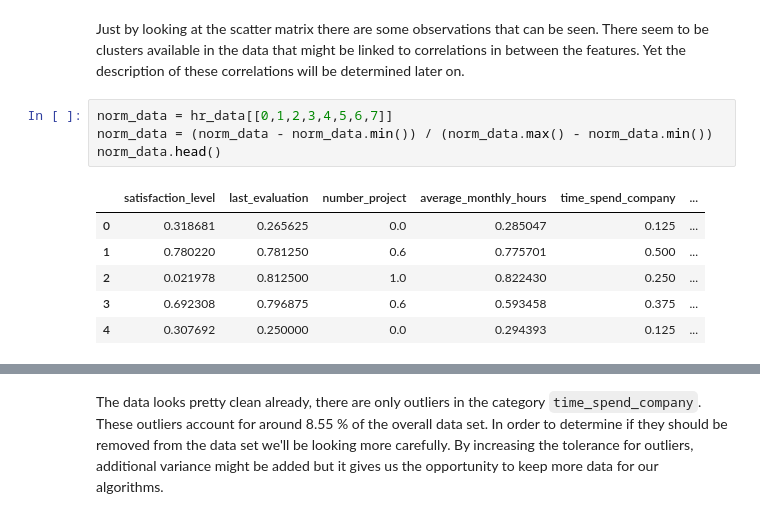
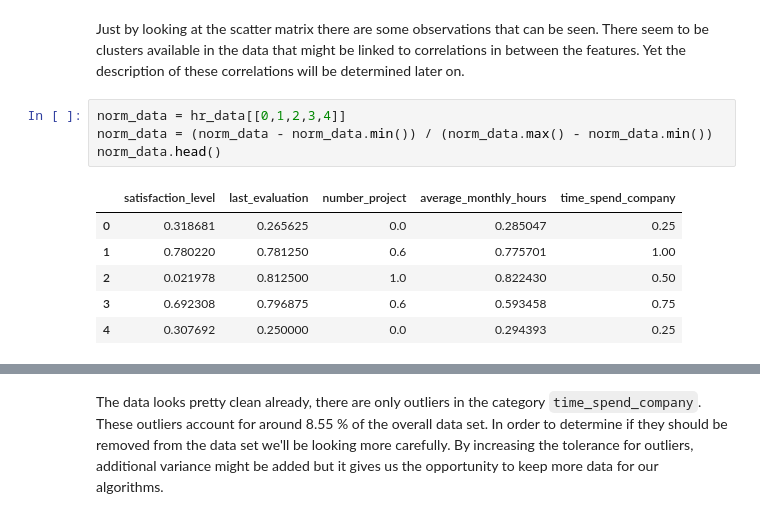
Before and after one commit to andirs/hr_predict, a Jupyter notebook: Human Resource Prediction.ipynb, the cells around one changed output, grey strips where cells are left out. Drawn from its saved outputs; the diff is of its cells as text.

```diff
--- a/Human Resource Prediction.ipynb
+++ b/Human Resource Prediction.ipynb
@@ -310,16 +419,16 @@ pd.scatter_matrix(hr_data_norm, alpha = 0.3, figsize = (14,8), diagonal = 'kde',
 # %% [markdown]
 Just by looking at the scatter matrix there are some observations that can be seen. There seem to be clusters available in the data that might be linked to correlations in between the features. Yet the description of these correlations will be determined later on.
 # %%
-norm_data = hr_data[[0,1,2,3,4,5,6,7]]
+norm_data = hr_data[[0,1,2,3,4]]
 norm_data = (norm_data - norm_data.min()) / (norm_data.max() - norm_data.min())
 norm_data.head()
 # %% [output]
-|  | satisfaction_level | last_evaluation | number_project | average_monthly_hours | time_spend_company | ... |
-| 0 | 0.318681 | 0.265625 | 0.0 | 0.285047 | 0.125 | ... |
-| 1 | 0.780220 | 0.781250 | 0.6 | 0.775701 | 0.500 | ... |
-| 2 | 0.021978 | 0.812500 | 1.0 | 0.822430 | 0.250 | ... |
-| 3 | 0.692308 | 0.796875 | 0.6 | 0.593458 | 0.375 | ... |
-| 4 | 0.307692 | 0.250000 | 0.0 | 0.294393 | 0.125 | ... |
+|  | satisfaction_level | last_evaluation | number_project | average_monthly_hours | time_spend_company |
+| 0 | 0.318681 | 0.265625 | 0.0 | 0.285047 | 0.25 |
+| 1 | 0.780220 | 0.781250 | 0.6 | 0.775701 | 1.00 |
+| 2 | 0.021978 | 0.812500 | 1.0 | 0.822430 | 0.50 |
+| 3 | 0.692308 | 0.796875 | 0.6 | 0.593458 | 0.75 |
+| 4 | 0.307692 | 0.250000 | 0.0 | 0.294393 | 0.25 |
 # %%
 pd.scatter_matrix(norm_data, alpha = 0.3, figsize = (14,8), diagonal = 'kde', cmap=cmap);
 # %% [output]
```
Also changed, not shown: parts of 46 cells of this notebook.
